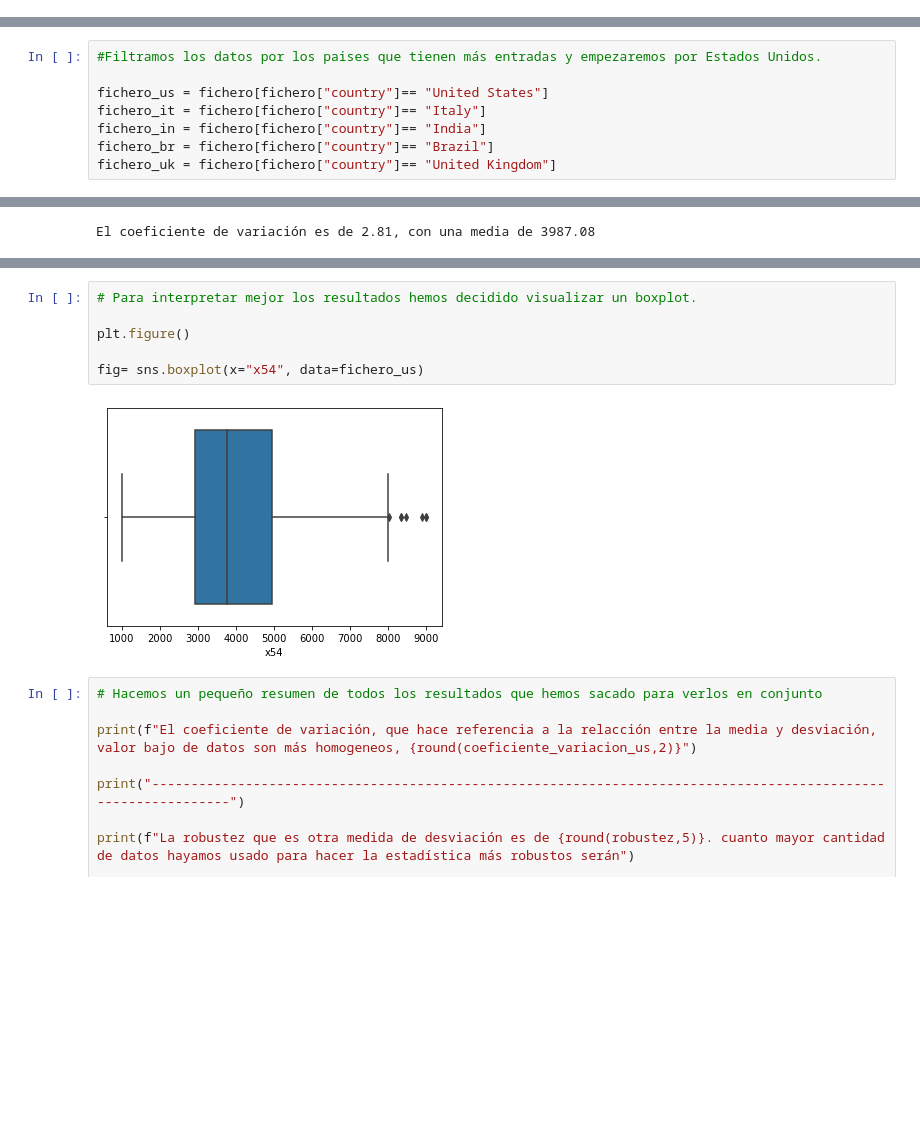
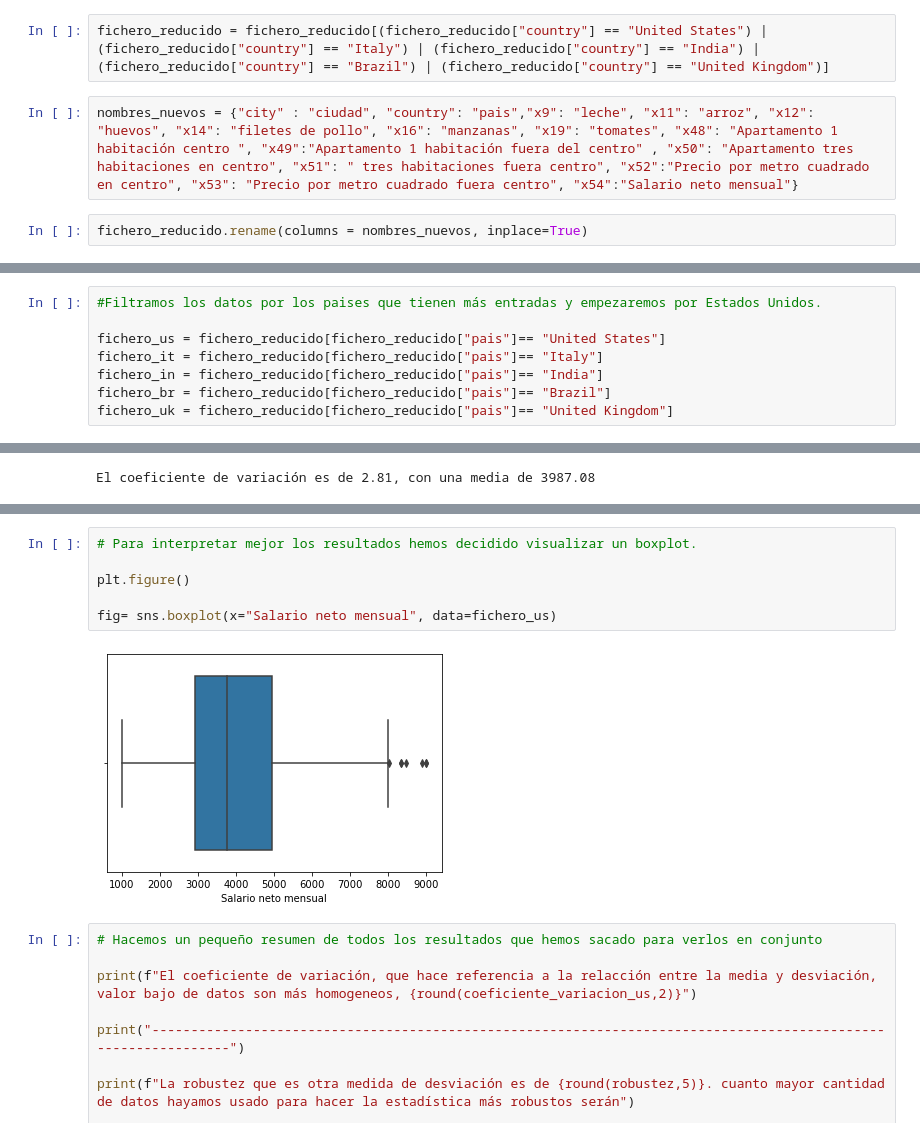
Before and after one commit to Adalab/DA-PromoC-modulo2-sprint1-VannaMina, a Jupyter notebook: ESTADISTICA/Estadística-1.ipynb, the cells around one changed output, grey strips where cells are left out. Drawn from its saved outputs; the diff is of its cells as text; blank space fills up the shorter version.

```diff
--- a/ESTADISTICA/Estadística-1.ipynb
+++ b/ESTADISTICA/Estadística-1.ipynb
@@ -188,0 +199,6 @@ fichero.describe()
+# %%
+fichero_reducido = fichero_reducido[(fichero_reducido["country"] == "United States") | (fichero_reducido["country"] == "Italy") | (fichero_reducido["country"] == "India") | (fichero_reducido["country"] == "Brazil") | (fichero_reducido["country"] == "United Kingdom")]
+# %%
+nombres_nuevos = {"city" : "ciudad", "country": "pais","x9": "leche", "x11": "arroz", "x12": "huevos", "x14": "filetes de pollo", "x16": "manzanas", "x19": "tomates", "x48": "Apartamento 1 habitación centro ", "x49":"Apartamento 1 habitación fuera del centro" , "x50": "Apartamento tres habitaciones en centro", "x51": " tres habitaciones fuera centro", "x52":"Precio por metro cuadrado en centro", "x53": "Precio por metro cuadrado fuera centro", "x54":"Salario neto mensual"}
+# %%
+fichero_reducido.rename(columns = nombres_nuevos, inplace=True)
@@ -209,10 +234,10 @@ Name: country, Length: 204, dtype: int64
 # %%
 #Filtramos los datos por los paises que tienen más entradas y empezaremos por Estados Unidos.
 
-fichero_us = fichero[fichero["country"]== "United States"]
-fichero_it = fichero[fichero["country"]== "Italy"]
-fichero_in = fichero[fichero["country"]== "India"]
-fichero_br = fichero[fichero["country"]== "Brazil"]
-fichero_uk = fichero[fichero["country"]== "United Kingdom"]
+fichero_us = fichero_reducido[fichero_reducido["pais"]== "United States"]
+fichero_it = fichero_reducido[fichero_reducido["pais"]== "Italy"]
+fichero_in = fichero_reducido[fichero_reducido["pais"]== "India"]
+fichero_br = fichero_reducido[fichero_reducido["pais"]== "Brazil"]
+fichero_uk = fichero_reducido[fichero_reducido["pais"]== "United Kingdom"]
 # %%
 #media
@@ -375,11 +397,11 @@ coe_var_in
 # %%
 # Para interpretar mejor los resultados hemos decidido visualizar un boxplot.
 
 plt.figure()
 
-fig= sns.boxplot(x="x54", data=fichero_us)
+fig= sns.boxplot(x="Salario neto mensual", data=fichero_us)
 # %% [output]
-[figure, old version]
+[figure, new version]
 # %%
 # Hacemos un pequeño resumen de todos los resultados que hemos sacado para verlos en conjunto
 
```
Also changed, not shown: parts of 23 cells of this notebook, 3 other files.
